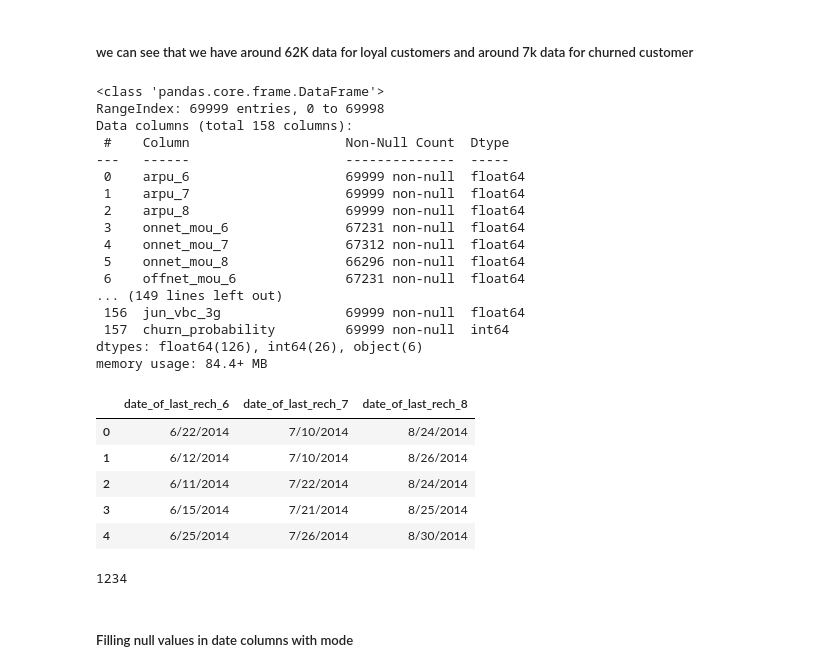
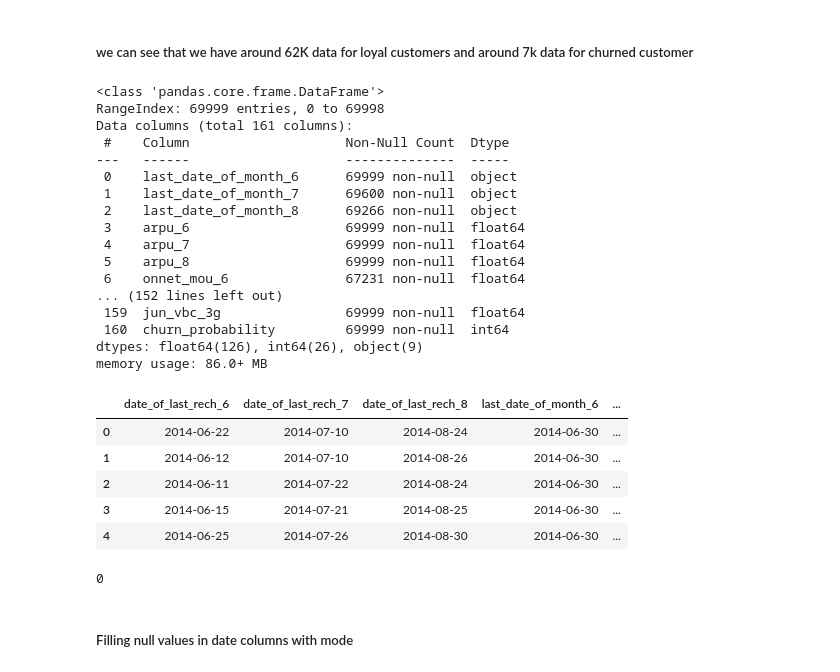
Before and after one commit to simplyshravan/Telecom-Churn-Case-Study, a Jupyter notebook: Telecom Churn.ipynb, the cells around one changed output. Cells and saved outputs as stored; diff of their text form; code cells hidden in the pictures.

```diff
--- a/Telecom Churn.ipynb
+++ b/Telecom Churn.ipynb
@@ -90,9 +90,14 @@ Index(['id', 'circle_id', 'loc_og_t2o_mou', 'std_og_t2o_mou', 'loc_ic_t2o_mou',
        'std_og_t2c_mou_6', 'std_og_t2c_mou_7', 'std_og_t2c_mou_8',
        'std_ic_t2o_mou_6', 'std_ic_t2o_mou_7', 'std_ic_t2o_mou_8'],
       dtype='object')
+# %%
+#keeping the date column
+j=['id', 'circle_id', 'loc_og_t2o_mou', 'std_og_t2o_mou', 'loc_ic_t2o_mou',
+       'std_og_t2c_mou_6', 'std_og_t2c_mou_7', 'std_og_t2c_mou_8',
+       'std_ic_t2o_mou_6', 'std_ic_t2o_mou_7', 'std_ic_t2o_mou_8']
 # %%
 #dropping the columns
-df.drop(j.index,axis=1,inplace=True)
+df.drop(j,axis=1,inplace=True)
 # %%
 #checking new shape
 df.shape
@@ -111,31 +116,32 @@ df.info(verbose=True,show_counts=True)
 # %% [output]
 <class 'pandas.core.frame.DataFrame'>
 RangeIndex: 69999 entries, 0 to 69998
-Data columns (total 158 columns):
+Data columns (total 161 columns):
  #    Column                    Non-Null Count  Dtype
 ---   ------                    --------------  -----
- 0    arpu_6                    69999 non-null  float64
- 1    arpu_7                    69999 non-null  float64
- 2    arpu_8                    69999 non-null  float64
- 3    onnet_mou_6               67231 non-null  float64
- 4    onnet_mou_7               67312 non-null  float64
- 5    onnet_mou_8               66296 non-null  float64
- 6    offnet_mou_6              67231 non-null  float64
-... (149 lines left out)
- 156  jun_vbc_3g                69999 non-null  float64
- 157  churn_probability         69999 non-null  int64
-dtypes: float64(126), int64(26), object(6)
-memory usage: 84.4+ MB
+ 0    last_date_of_month_6      69999 non-null  object
+ 1    last_date_of_month_7      69600 non-null  object
+ 2    last_date_of_month_8      69266 non-null  object
+ 3    arpu_6                    69999 non-null  float64
+ 4    arpu_7                    69999 non-null  float64
+ 5    arpu_8                    69999 non-null  float64
+ 6    onnet_mou_6               67231 non-null  float64
+... (152 lines left out)
+ 159  jun_vbc_3g                69999 non-null  float64
+ 160  churn_probability         69999 non-null  int64
+dtypes: float64(126), int64(26), object(9)
+memory usage: 86.0+ MB
 # %%
 #checking on object data types
-df[['date_of_last_rech_6','date_of_last_rech_7','date_of_last_rech_8']].head()
+df[['date_of_last_rech_6','date_of_last_rech_7','date_of_last_rech_8','last_date_of_month_6',
+    'last_date_of_month_7', 'last_date_of_month_8','date_of_last_rech_data_6','date_of_last_rech_data_7','date_of_last_rech_data_8']].head()
 # %% [output]
-|  | date_of_last_rech_6 | date_of_last_rech_7 | date_of_last_rech_8 |
-| 0 | 6/22/2014 | 7/10/2014 | 8/24/2014 |
-| 1 | 6/12/2014 | 7/10/2014 | 8/26/2014 |
-| 2 | 6/11/2014 | 7/22/2014 | 8/24/2014 |
-| 3 | 6/15/2014 | 7/21/2014 | 8/25/2014 |
-| 4 | 6/25/2014 | 7/26/2014 | 8/30/2014 |
+|  | date_of_last_rech_6 | date_of_last_rech_7 | date_of_last_rech_8 | last_date_of_month_6 | ... |
+| 0 | 2014-06-22 | 2014-07-10 | 2014-08-24 | 2014-06-30 | ... |
+| 1 | 2014-06-12 | 2014-07-10 | 2014-08-26 | 2014-06-30 | ... |
+| 2 | 2014-06-11 | 2014-07-22 | 2014-08-24 | 2014-06-30 | ... |
+| 3 | 2014-06-15 | 2014-07-21 | 2014-08-25 | 2014-06-30 | ... |
+| 4 | 2014-06-25 | 2014-07-26 | 2014-08-30 | 2014-06-30 | ... |
 # %%
 ##### converting string to dates
 df['date_of_last_rech_6']=pd.to_datetime(df['date_of_last_rech_6'])
@@ -144,7 +156,7 @@ df['date_of_last_rech_8']=pd.to_datetime(df['date_of_last_rech_8'])
 # %%
-df['date_of_last_rech_7'].isna().sum()
+df['last_date_of_month_6'].isna().sum()
 # %% [output]
-1234
+0
 # %% [markdown]
 ##### Filling null values in date columns with mode
 # %%
```
Also changed, not shown: parts of 69 cells of this notebook.
